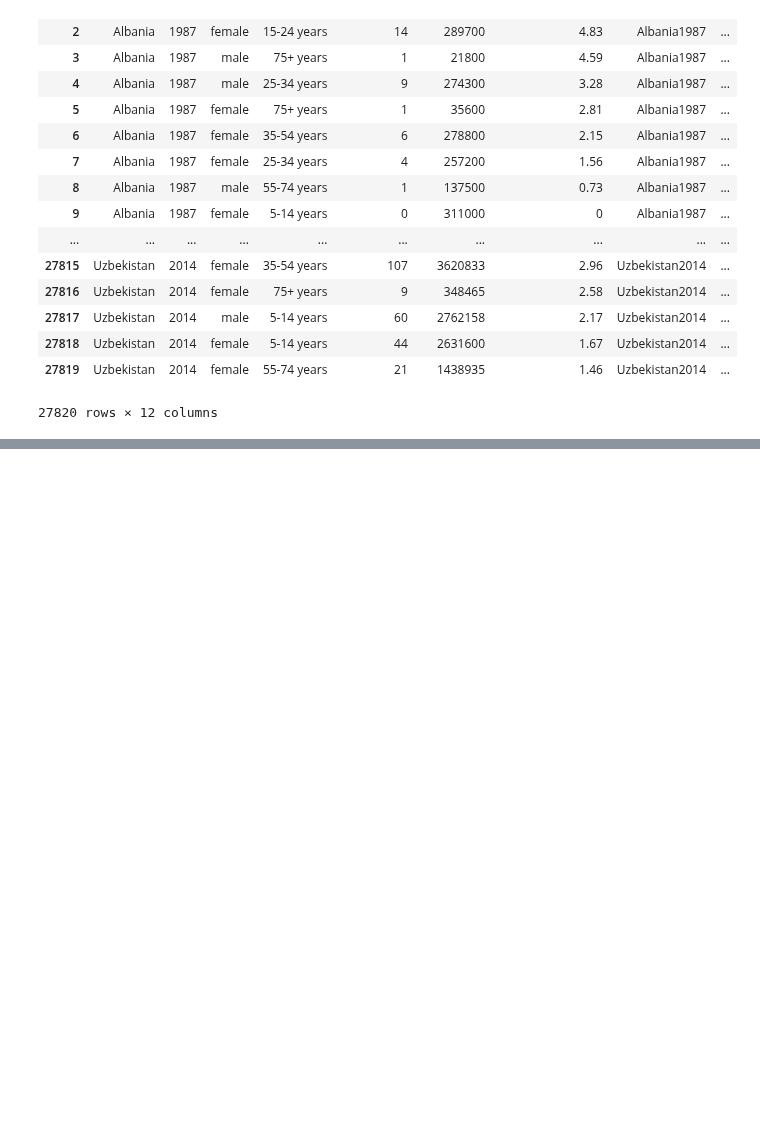
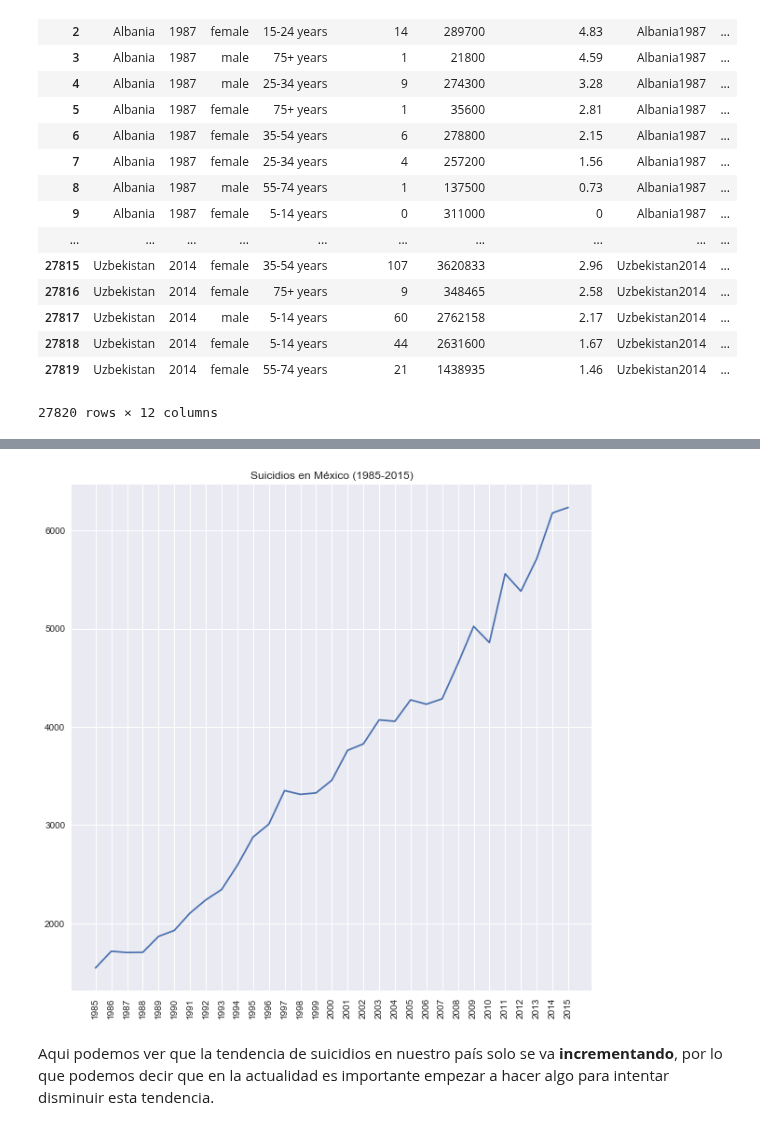
Before and after one commit to JoseCPI/SuicideDataAalisis, a Jupyter notebook: proyecto.ipynb, the cells around one changed output, grey strips where cells are left out. Saved outputs shown, nothing was run; the diff lists cells and outputs as text; code cells hidden in the pictures; blank space fills up the shorter version.

Commit message:
version final
verison final con cambios para no mostrar 2016 en las graficas.

```diff
--- a/proyecto.ipynb
+++ b/proyecto.ipynb
@@ -226,0 +268,43 @@ plt.show()
+# %%
+dataC = dataC.withColumn("suicides_no", dataC["suicides_no"].cast(IntegerType()))
+sqlContext.registerDataFrameAsTable(dataC, "myTable")
+df2 = sqlContext.sql("SELECT country as country, year as year, suicides_no as suicides_no from myTable")
+
+#dataC = dataC.withColumn("suicides_no", dataC["suicides_no"].cast(IntegerType()))
+da = {}
+
+for a in range(1985, 2016):
+    da[str(a)] = 0
+
+
+import matplotlib.pyplot as plt
+
+pDataC = df2.toPandas()
+
+for c, x, y in pDataC.values:
+    if c == "Mexico" and x!='2016':
+        da[x] += y
+
+da
+
+plt.figure(figsize=(10,10))
+years = list(da.keys())
+suicides = list(da.values())
+p = plt.plot(years, suicides)
+plt.xticks(years, years, rotation='vertical')
+plt.title("Suicidios en México (1985-2015)")
+
+plt.margins(0.05)
+
+
+plt.show()
+
+
+#pDataC.fillna(pDataC.mean(),inplace=True)
+
+#df_sui=pd.DataFrame(pDataC.groupby(['country','year'])['suicides_no'].sum().reset_index())
+#df_sui.head()
+# %% [output]
+[figure, added]
+# %% [markdown]
+Aqui podemos ver que la tendencia de suicidios en nuestro país solo se va __incrementando__, por lo que podemos decir que en la actualidad es importante empezar a hacer algo para intentar disminuir esta tendencia.
```
Also changed, not shown: parts of 12 cells of this notebook, 1 other file.
